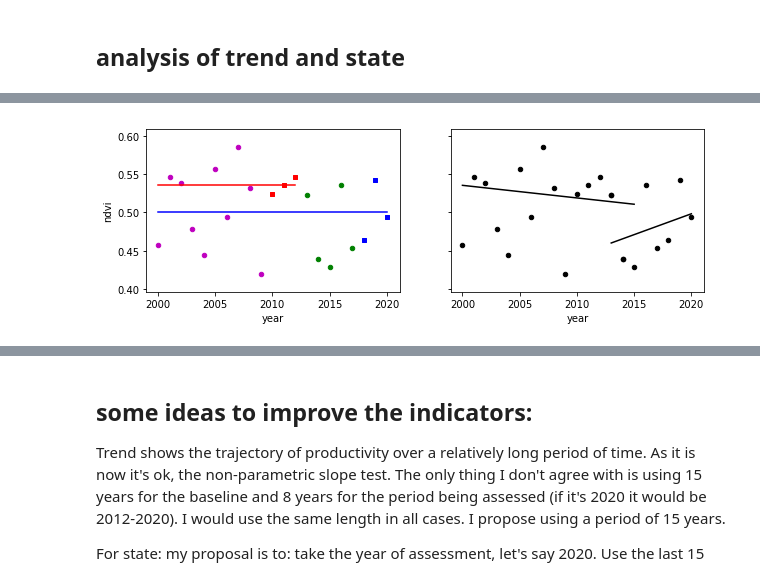
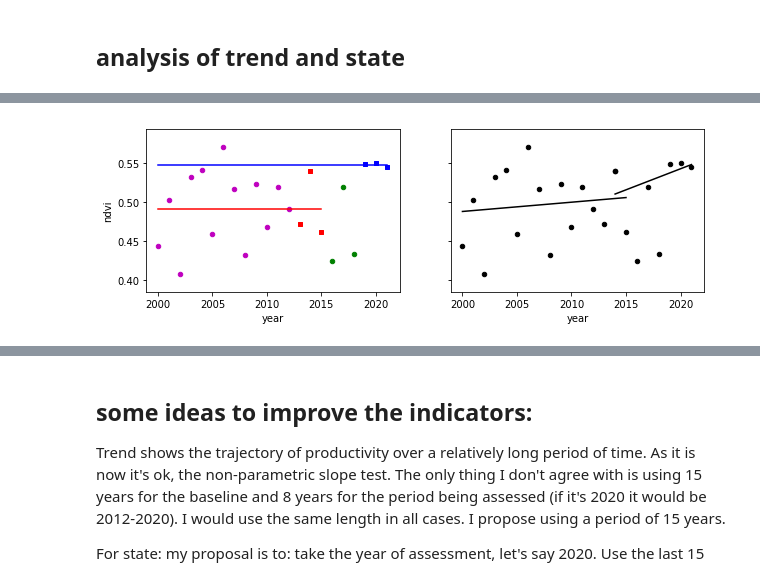
Before and after one commit to juan-guerschman/GPG, a Jupyter notebook: land productivity State analysis.ipynb, the cells around one changed output, grey strips where cells are left out. Cells and saved outputs as stored; diff of their text form; code cells hidden in the pictures.

```diff
--- a/land productivity State analysis.ipynb
+++ b/land productivity State analysis.ipynb
@@ -13,49 +13,48 @@ rand_mu = 0.5
 rand_sigma=0.05
 
 df = pd.DataFrame()
-df['year']= np.arange(2000, 2021)
-df.index= pd.date_range(start='2000', end='2021', freq='1Y')
-df['ndvi'] = slope * (df['year']-2000) + np.random.normal(rand_mu, rand_sigma, 21)
-df.loc['2000':'2012']
+df['year']= np.arange(2000, 2022)
+df.index= pd.date_range(start='2000', end='2022', freq='1Y')
+df['ndvi'] = slope * (df['year']-2000) + np.random.normal(rand_mu, rand_sigma, 22)
 
-print('ndvi 2000-2009 sorted')
-print(df.loc['2000':'2009', 'ndvi'].sort_values())
+print('ndvi 2000-2012 sorted')
+print(df.loc['2000':'2012', 'ndvi'].sort_values())
 
-mean_10_12 = df.loc['2010':'2012', 'ndvi'].mean()
-rank_10_12 = stats.percentileofscore(df.loc['2000':'2009', 'ndvi'], mean_10_12)
-mean_18_20 = df.loc['2018':'2020', 'ndvi'].mean()
-rank_18_20 = stats.percentileofscore(df.loc['2000':'2009', 'ndvi'], mean_18_20)
-print('2010-2012 mean ndvi, rank: ', mean_10_12, rank_10_12)
-print('2018-2020 mean ndvi, rank: ', mean_18_20, rank_18_20)
-print('difference rank: ', rank_18_20 - rank_10_12)
+mean_13_15 = df.loc['2013':'2015', 'ndvi'].mean()
+rank_13_15 = stats.percentileofscore(df.loc['2000':'2012', 'ndvi'], mean_13_15)
+mean_19_21 = df.loc['2019':'2021', 'ndvi'].mean()
+rank_19_21 = stats.percentileofscore(df.loc['2000':'2012', 'ndvi'], mean_19_21)
+print('2013-2015 mean ndvi, rank: ', mean_13_15, rank_13_15)
+print('2019-2021 mean ndvi, rank: ', mean_19_21, rank_19_21)
+print('difference rank: ', rank_19_21 - rank_13_15)
 
-trend_2000_2014, h, p, z, Tau, s, var_s, slope_2000_2014, intercept_2000_2014 = mk.original_test(df.loc['2000':'2015', 'ndvi'])
-trend_2013_2020, h, p, z, Tau, s, var_s, slope_2013_2020, intercept_2013_2020 = mk.original_test(df.loc['2013':'2020', 'ndvi'])
-print('trend 2000-2014:', trend_2000_2014)
-print('trend 2013 2020:', trend_2013_2020)
+trend_2000_2015, h, p, z, Tau, s, var_s, slope_2000_2015, intercept_2000_2015 = mk.original_test(df.loc['2000':'2015', 'ndvi'])
+trend_2014_2021, h, p, z, Tau, s, var_s, slope_2014_2021, intercept_2014_2021 = mk.original_test(df.loc['2014':'2021', 'ndvi'])
+print('trend 2000-2014:', trend_2000_2015)
+print('trend 2014 2021:', trend_2014_2021)
 
 
 fig, ax = plt.subplots(1,2, figsize=[10,3], sharey=True)
-df.loc['2000':'2009'].plot.scatter(x='year', y='ndvi', marker='o', color='m', linestyle='None', zorder=1, ax=ax[0])
-df.loc['2013':'2017'].plot.scatter(x='year', y='ndvi', marker='o', color='g', linestyle='None', zorder=1, ax=ax[0])
-df.loc['2010':'2012'].plot.scatter(x='year', y='ndvi', marker='s', color='r', linestyle='None', zorder=2, ax=ax[0])
-df.loc['2018':'2020'].plot.scatter(x='year', y='ndvi', marker='s', color='b', linestyle='None', zorder=2, ax=ax[0])
+df.loc['2000':'2012'].plot.scatter(x='year', y='ndvi', marker='o', color='m', linestyle='None', zorder=1, ax=ax[0])
+df.loc['2016':'2018'].plot.scatter(x='year', y='ndvi', marker='o', color='g', linestyle='None', zorder=1, ax=ax[0])
+df.loc['2013':'2015'].plot.scatter(x='year', y='ndvi', marker='s', color='r', linestyle='None', zorder=2, ax=ax[0])
+df.loc['2019':'2021'].plot.scatter(x='year', y='ndvi', marker='s', color='b', linestyle='None', zorder=2, ax=ax[0])
 #ax.set_xlim(['1999','2021'])
 #ax.set_ylim([0,0.8])
-ax[0].plot([2000,2012],[mean_10_12,mean_10_12], color= 'r')
-ax[0].plot([2000,2020],[mean_18_20,mean_18_20], color= 'b')
+ax[0].plot([2000,2015],[mean_13_15,mean_13_15], color= 'r')
+ax[0].plot([2000,2021],[mean_19_21,mean_19_21], color= 'b')
 #df.loc['2010':'2012'].plot(y='ndvi', marker='o', color='r', linestyle='None', zorder=2, ax=ax)
 #ax[0].legend().set_visible(False)
 
-if trend_2000_2014 != 'no trend':
-    ax[0].plot(df.loc['2000':'2015', 'year'], intercept_2000_2014 + (df.loc['2000':'2015', 'year'] - 2000) * slope_2000_2014, color='k')
-if trend_2013_2020 != 'no trend':
-    ax[0].plot(df.loc['2013':'2020', 'year'], intercept_2013_2020 + (df.loc['2013':'2020', 'year'] - 2013) * slope_2013_2020, color='k')
+if trend_2000_2015 != 'no trend':
+    ax[0].plot(df.loc['2000':'2015', 'year'], intercept_2000_2015 + (df.loc['2000':'2015', 'year'] - 2000) * slope_2000_2015, color='k')
+if trend_2014_2021 != 'no trend':
+    ax[0].plot(df.loc['2014':'2021', 'year'], intercept_2014_2021 + (df.loc['2014':'2021', 'year'] - 2014) * slope_2014_2021, color='k')
 
 
 df.loc['2000':'2014'].plot.scatter(x='year', y='ndvi', marker='o', color='k', linestyle='None', zorder=1, ax=ax[1])
-df.loc['2013':'2020'].plot.scatter(x='year', y='ndvi', marker='o', color='k', linestyle='None', zorder=1, ax=ax[1])
-ax[1].plot(df.loc['2000':'2015', 'year'], intercept_2000_2014 + (df.loc['2000':'2015', 'year'] - 2000) * slope_2000_2014, color='k')
-ax[1].plot(df.loc['2013':'2020', 'year'], intercept_2013_2020 + (df.loc['2013':'2020', 'year'] - 2013) * slope_2013_2020, color='k')
+df.loc['2014':'2021'].plot.scatter(x='year', y='ndvi', marker='o', color='k', linestyle='None', zorder=1, ax=ax[1])
+ax[1].plot(df.loc['2000':'2015', 'year'], intercept_2000_2015 + (df.loc['2000':'2015', 'year'] - 2000) * slope_2000_2015, color='k')
+ax[1].plot(df.loc['2014':'2021', 'year'], intercept_2014_2021 + (df.loc['2014':'2021', 'year'] - 2014) * slope_2014_2021, color='k')
 plt.show()
 # %% [output]
@@ -79,4 +81,4 @@ trend 2013 2020: no trend
-[figure, old version]
+[figure, new version]
 # %%
 results = pd.DataFrame()
 
```
Also changed, not shown: parts of 3 cells of this notebook.
